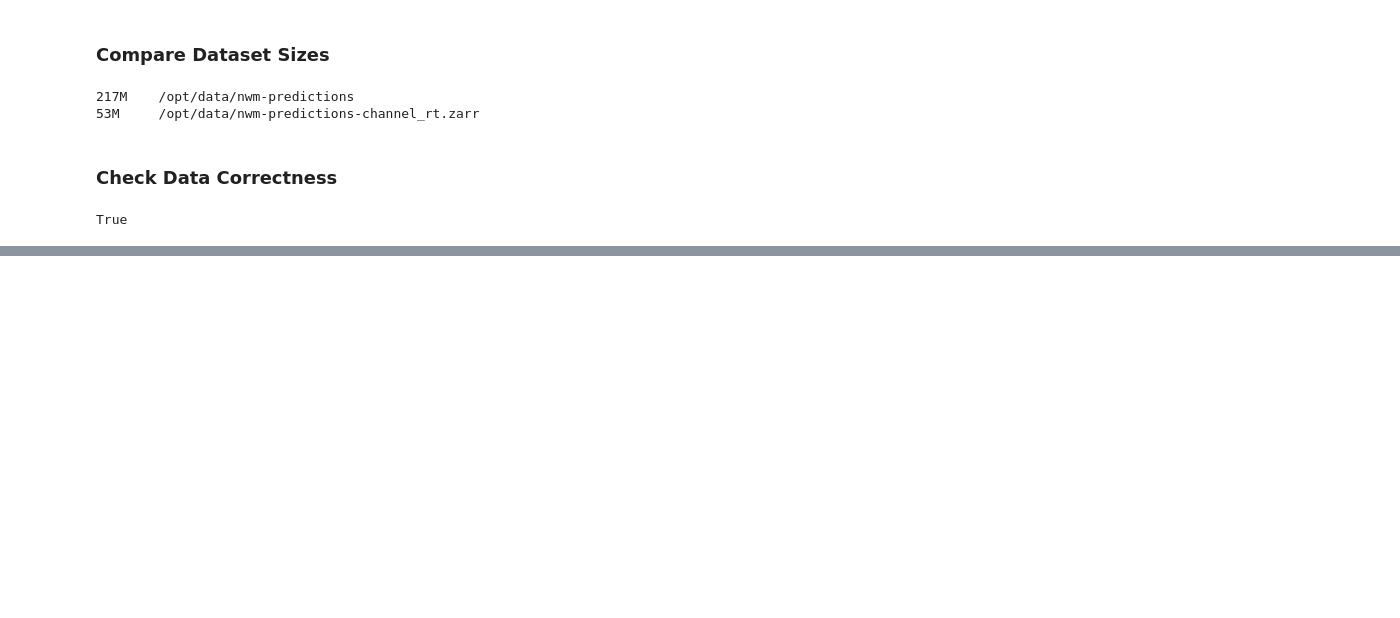
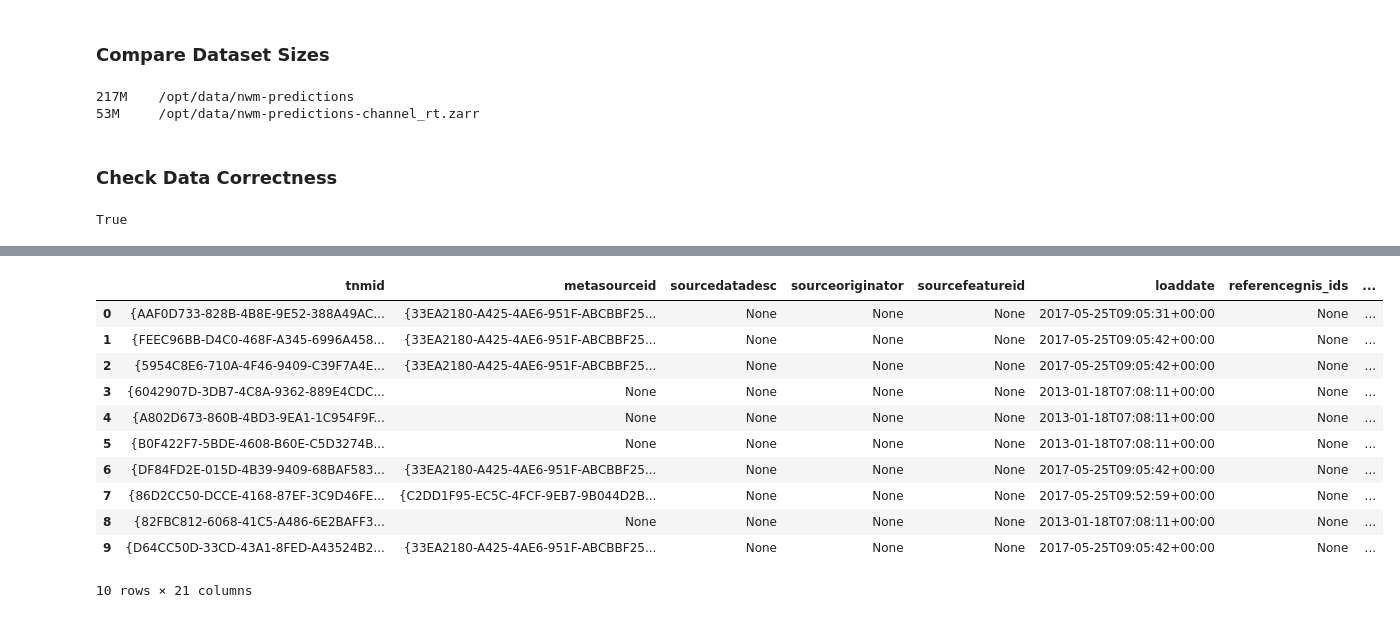
Before and after one commit to azavea/noaa-hydro-data, a Jupyter notebook: src/notebooks/convert_netcdf_to_zarr.ipynb, the cells around one changed output, grey strips where cells are left out. Cells and saved outputs as stored; diff of their text form; code cells hidden in the pictures; blank space fills up the shorter version.

```diff
--- a/src/notebooks/convert_netcdf_to_zarr.ipynb
+++ b/src/notebooks/convert_netcdf_to_zarr.ipynb
@@ -286,0 +441,18 @@ True
+# %%
+s3_path = 's3://noaa-nws-owp-fim/hand_fim/inputs/wbd/WBD_National_GDB.gdb'
+
+g = gpd.read_file(s3_path, rows=10)
+g
+# %% [output]
+|  | tnmid | metasourceid | sourcedatadesc | sourceoriginator | sourcefeatureid | loaddate | referencegnis_ids | ... |
+| 0 | {AAF0D733-828B-4B8E-9E52-388A49AC... | {33EA2180-A425-4AE6-951F-ABCBBF25... | None | None | None | 2017-05-25T09:05:31+00:00 | None | ... |
+| 1 | {FEEC96BB-D4C0-468F-A345-6996A458... | {33EA2180-A425-4AE6-951F-ABCBBF25... | None | None | None | 2017-05-25T09:05:42+00:00 | None | ... |
+| 2 | {5954C8E6-710A-4F46-9409-C39F7A4E... | {33EA2180-A425-4AE6-951F-ABCBBF25... | None | None | None | 2017-05-25T09:05:42+00:00 | None | ... |
+| 3 | {6042907D-3DB7-4C8A-9362-889E4CDC... | None | None | None | None | 2013-01-18T07:08:11+00:00 | None | ... |
+| 4 | {A802D673-860B-4BD3-9EA1-1C954F9F... | None | None | None | None | 2013-01-18T07:08:11+00:00 | None | ... |
+| 5 | {B0F422F7-5BDE-4608-B60E-C5D3274B... | None | None | None | None | 2013-01-18T07:08:11+00:00 | None | ... |
+| 6 | {DF84FD2E-015D-4B39-9409-68BAF583... | {33EA2180-A425-4AE6-951F-ABCBBF25... | None | None | None | 2017-05-25T09:05:42+00:00 | None | ... |
+| 7 | {86D2CC50-DCCE-4168-87EF-3C9D46FE... | {C2DD1F95-EC5C-4FCF-9EB7-9B044D2B... | None | None | None | 2017-05-25T09:52:59+00:00 | None | ... |
+| 8 | {82FBC812-6068-41C5-A486-6E2BAFF3... | None | None | None | None | 2013-01-18T07:08:11+00:00 | None | ... |
+| 9 | {D64CC50D-33CD-43A1-8FED-A43524B2... | {33EA2180-A425-4AE6-951F-ABCBBF25... | None | None | None | 2017-05-25T09:05:42+00:00 | None | ... |
+10 rows × 21 columns
```
Also changed, not shown: parts of 4 cells of this notebook, 2 other files.
